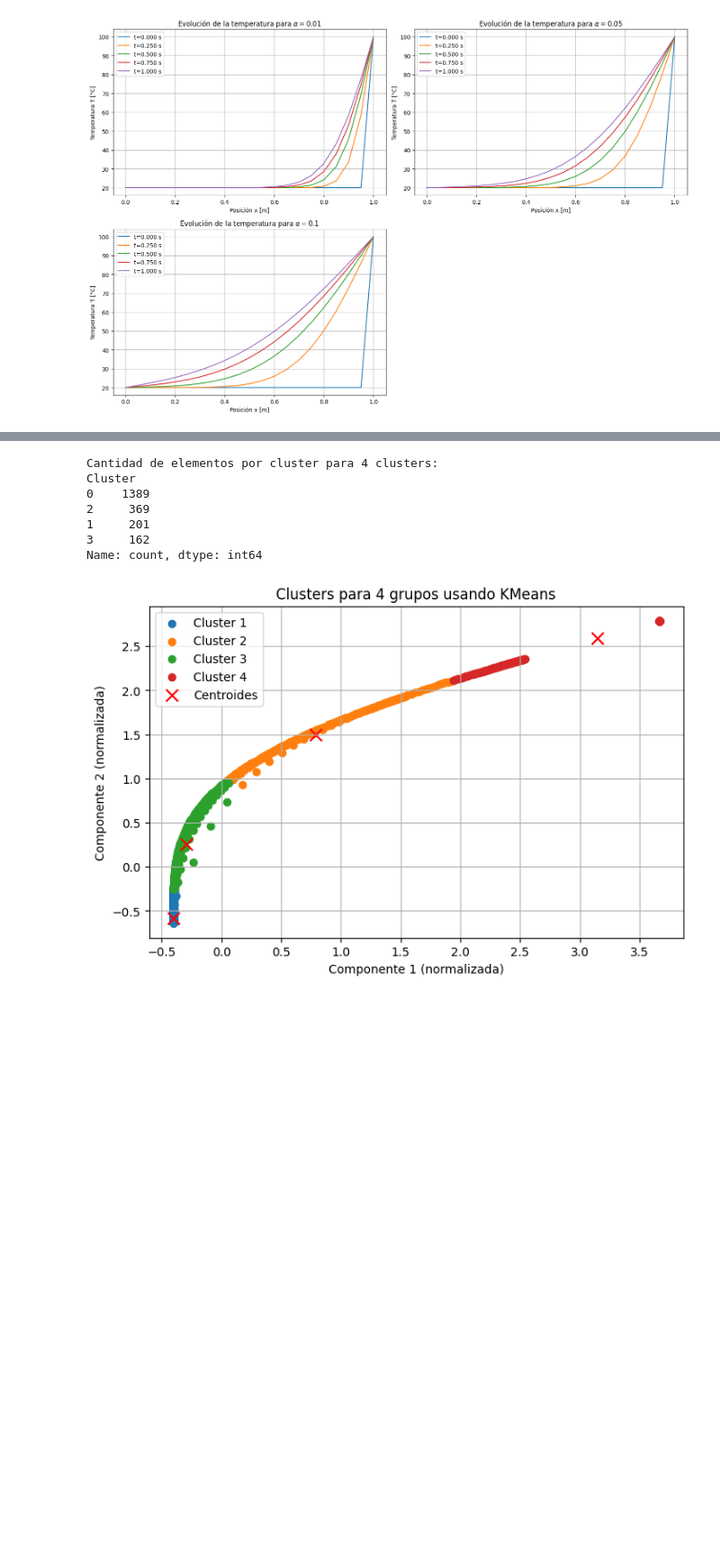
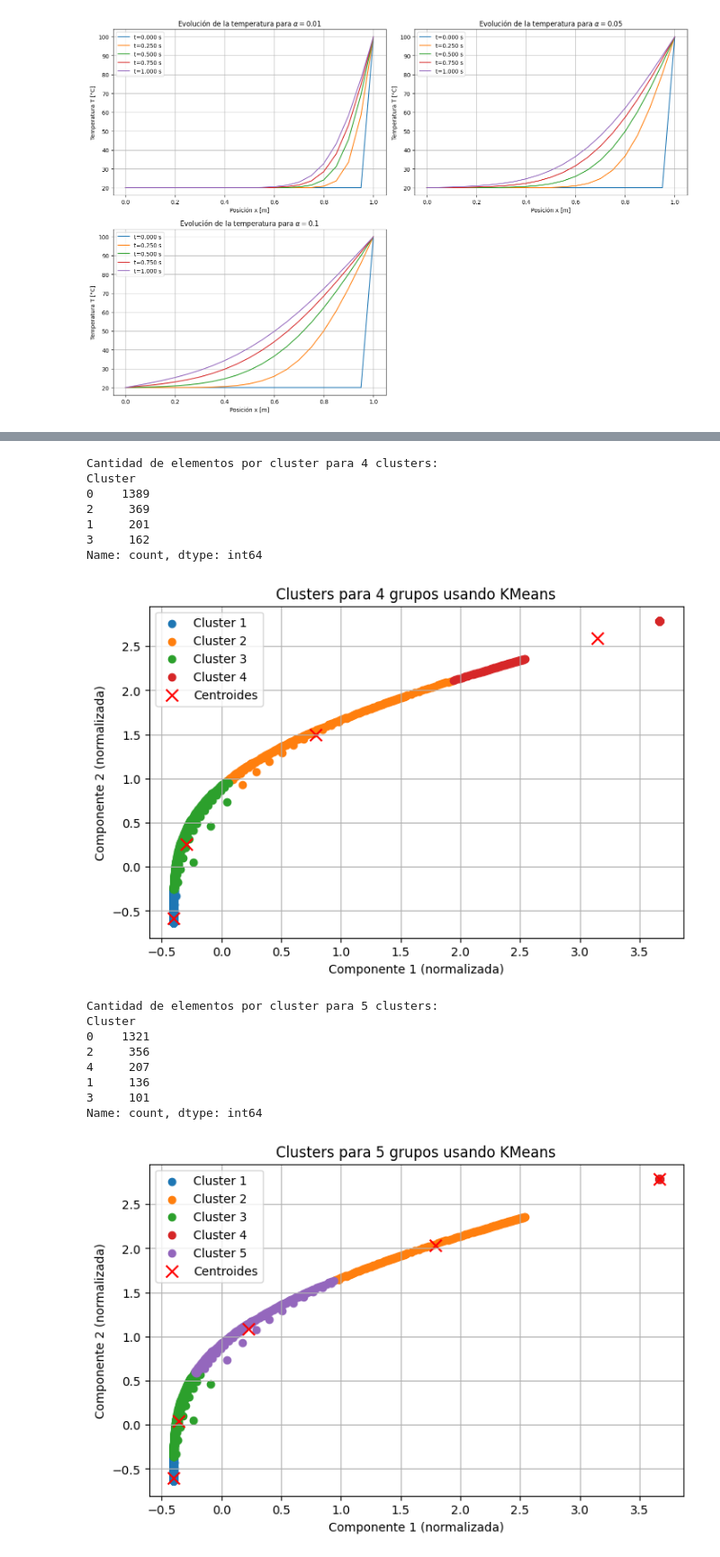
Before and after one commit to anacasicande/Modelamiento, a Jupyter notebook: Parcial3_AnayJaco.ipynb, the cells around one changed output, grey strips where cells are left out. Shown: that part at 90% size. Saved outputs shown, nothing was run; the diff lists cells and outputs as text; code cells hidden in the pictures; blank space fills up the shorter version.

```diff
--- a/Parcial3_AnayJaco.ipynb
+++ b/Parcial3_AnayJaco.ipynb
@@ -78,7 +80,7 @@ scaler = StandardScaler()
 data_scaled = scaler.fit_transform(dataset)
 
 # Aplicación de KMeans
-clusters_list = [2,3,4]  # Número de clusters (puedes ajustar este valor)
+clusters_list = [2,3,4,5]  # Número de clusters (puedes ajustar este valor)
 for n_clusters in clusters_list:
     kmeans = KMeans(n_clusters=n_clusters, random_state=0)
     labels = kmeans.fit_predict(data_scaled)
@@ -100,30 +102,39 @@ for n_clusters in clusters_list:
     plt.scatter(centroids[:, 0], centroids[:, 1], color='red', marker='x', s=100, label='Centroides')
 
     plt.title(f'Clusters para {n_clusters} grupos usando KMeans')
     plt.xlabel('Componente 1 (normalizada)')
     plt.ylabel('Componente 2 (normalizada)')
     plt.legend()
     plt.grid()
     plt.show()
 # %% [output]
 Cantidad de elementos por cluster para 2 clusters:
 Cluster
 0    1769
 1     352
 Name: count, dtype: int64
 [figure]
 Cantidad de elementos por cluster para 3 clusters:
 Cluster
 0    1510
 2     394
 1     217
 Name: count, dtype: int64
 [figure]
 Cantidad de elementos por cluster para 4 clusters:
 Cluster
 0    1389
 2     369
 1     201
 3     162
 Name: count, dtype: int64
 [figure]
+Cantidad de elementos por cluster para 5 clusters:
+Cluster
+0    1321
+2     356
+4     207
+1     136
+3     101
+Name: count, dtype: int64
+[figure, added]
```
Also changed, not shown: parts of 3 cells of this notebook.
